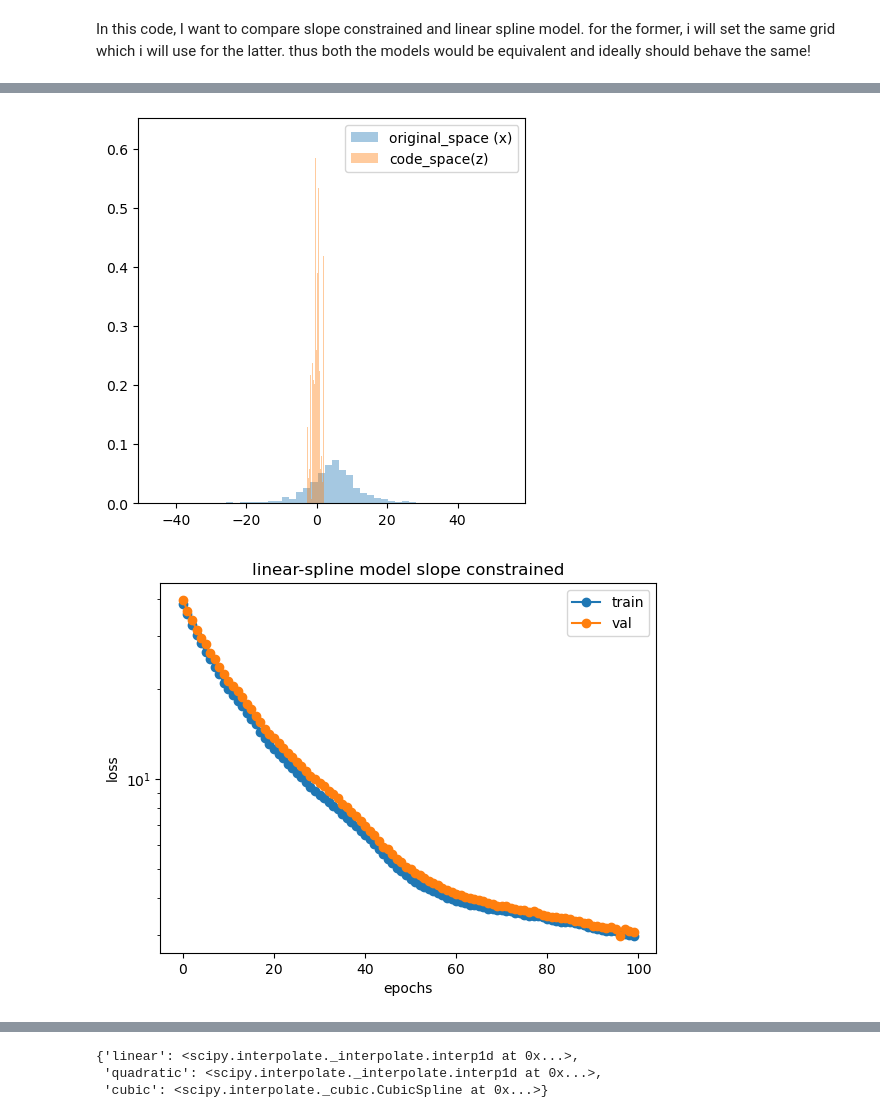
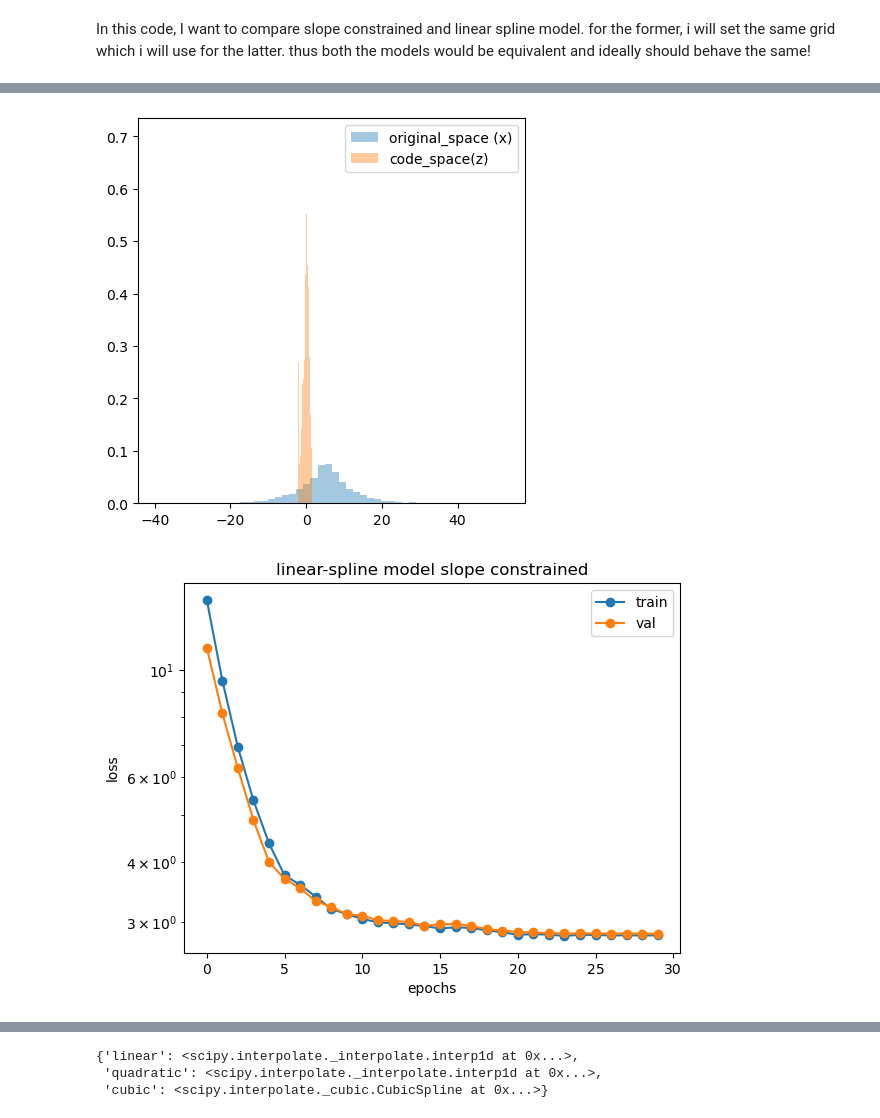
Before and after one commit to neelkanthrawat/Lipschitz_DSNN, a Jupyter notebook: with_TV2_regul.ipynb, the cells around one changed output, grey strips where cells are left out. Cells and saved outputs as stored; diff of their text form; code cells hidden in the pictures.

```diff
--- a/with_TV2_regul.ipynb
+++ b/with_TV2_regul.ipynb
@@ -132,9 +132,9 @@ def generate_laplace_data(mean, scale, total_samples, train_ratio=0.7, val_ratio
 # train_data, val_data, test_data = generate_gaussian_data(mean, std_dev, total_samples)
 
 # GENERATE LAPLACE DATA
-mean = 4.5
+mean = 5
 scale = 6
-total_samples = 10000
+total_samples = 30000
 # for each minibatch, new data
 #
 train_data, val_data, test_data = generate_laplace_data(mean, scale, total_samples)
@@ -728,9 +728,9 @@ def generate_unequally_spaced_sorted_numbers(start_val, end_val, N):
 
     return scaled_values
 # %%
-SIZE=301;RANGE=20; START_VAL=-2; END_VAL=10
+SIZE=201;RANGE=20; START_VAL=-15; END_VAL=20
 #GRID_VALS= generate_unequally_spaced_sorted_numbers(start_val=START_VAL,end_val=END_VAL,N=SIZE)
-GRID_VALS,FN_INIT = transformation_laplace_to_std_normal(mu=mean, b=scale, x_range=(-RANGE,RANGE), num_points=SIZE)
+GRID_VALS,FN_INIT = transformation_laplace_to_std_normal(mu=mean, b=scale, x_range=(START_VAL,END_VAL), num_points=SIZE)
 noise = torch.randn_like(torch.tensor(FN_INIT)) * 2e-1
 model2 = LinearSplineSlopeConstrained(
                 mode='fc',
@@ -808,9 +796,9 @@ train_loss2, val_loss2, epoch_wise_param_list,coeffs_unconstrained_evol2, coeffs
     model = model2,
     train_loader=train_loader,
     val_loader=val_loader,
-    num_epochs=100,
+    num_epochs=30,
     scheduler_type="ReduceLROnPlateau",
-    lr=0.000095,#0.004
+    lr=0.0005,#0.004
     print_after=1,
     track_coefficients=1, #
     type_model="scls",
@@ -887,9 +867,9 @@ plt.plot(x2pos2[0], y2pos2)
 # %%
 analyse_training(model_in=model2,
 train_loss=train_loss2, val_loss=val_loss2,
                 test_data=test_data, figsize=(20,20),
                 model_params_list=epoch_wise_param_list,
-                num_coeffs=10,print_model_params=0, plot_freq=10) # 40 more (30 below+40 x3 below + 40  more= 70+40+40 + 40=110+40 +40=150+40=190)
+                num_coeffs=10,print_model_params=0, plot_freq=1) # 40 more (30 below+40 x3 below + 40  more= 70+40+40 + 40=110+40 +40=150+40=190)
 # %% [output]
-[figure, old version]
+[figure, new version]
-[figure, old version]
+[figure, new version]
```
Also changed, not shown: parts of 11 cells of this notebook.
